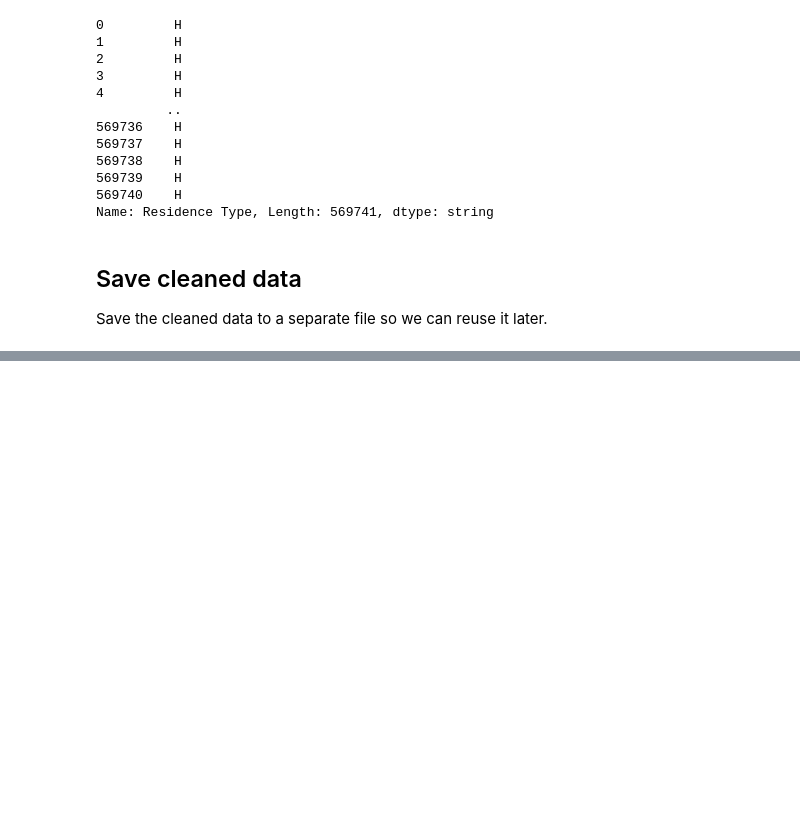
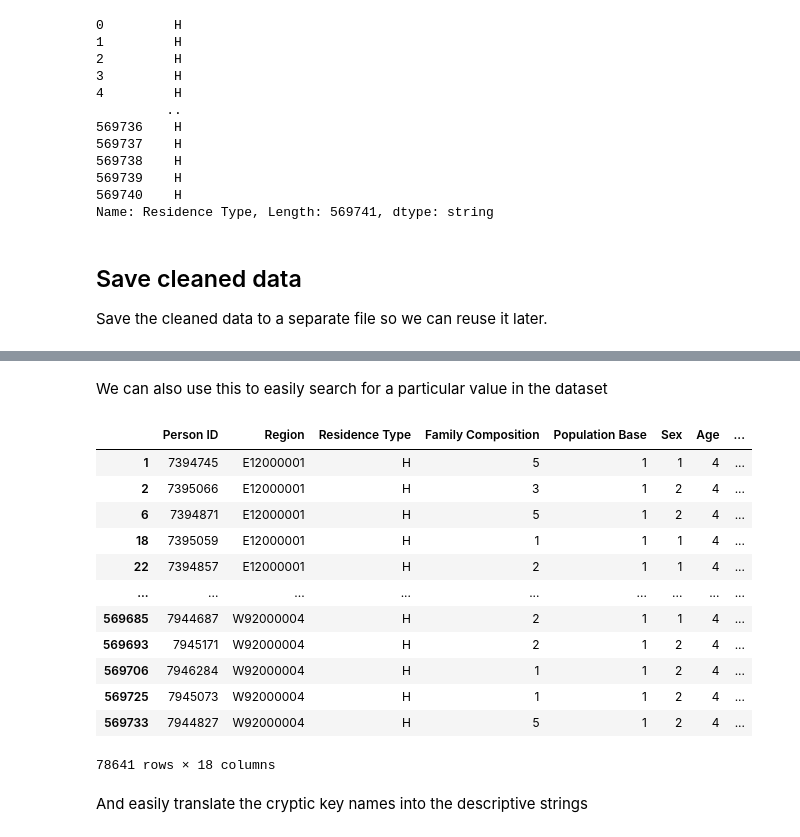
Before and after one commit to FChamb/Python2, a Jupyter notebook: notebooks/census2011.ipynb, the cells around one changed output, grey strips where cells are left out. Drawn from its saved outputs; the diff is of its cells as text; code cells hidden in the pictures; blank space fills up the shorter version.

```diff
--- a/notebooks/census2011.ipynb
+++ b/notebooks/census2011.ipynb
@@ -80,0 +112,20 @@ df.to_csv("../data/census2011-clean.csv")
+# %% [markdown]
+We can also use this to easily search for a particular value in the dataset
+# %%
+df.loc[df["Age"] == md.AgeOptions.FROM_35_TO_44.key()]
+# %% [output]
+|  | Person ID | Region | Residence Type | Family Composition | Population Base | Sex | Age | ... |
+| 1 | 7394745 | E12000001 | H | 5 | 1 | 1 | 4 | ... |
+| 2 | 7395066 | E12000001 | H | 3 | 1 | 2 | 4 | ... |
+| 6 | 7394871 | E12000001 | H | 5 | 1 | 2 | 4 | ... |
+| 18 | 7395059 | E12000001 | H | 1 | 1 | 1 | 4 | ... |
+| 22 | 7394857 | E12000001 | H | 2 | 1 | 1 | 4 | ... |
+| ... | ... | ... | ... | ... | ... | ... | ... | ... |
+| 569685 | 7944687 | W92000004 | H | 2 | 1 | 1 | 4 | ... |
+| 569693 | 7945171 | W92000004 | H | 2 | 1 | 2 | 4 | ... |
+| 569706 | 7946284 | W92000004 | H | 1 | 1 | 2 | 4 | ... |
+| 569725 | 7945073 | W92000004 | H | 1 | 1 | 2 | 4 | ... |
+| 569733 | 7944827 | W92000004 | H | 5 | 1 | 2 | 4 | ... |
+78641 rows × 18 columns
+# %% [markdown]
+And easily translate the cryptic key names into the descriptive strings
```
Also changed, not shown: parts of 3 cells of this notebook.
